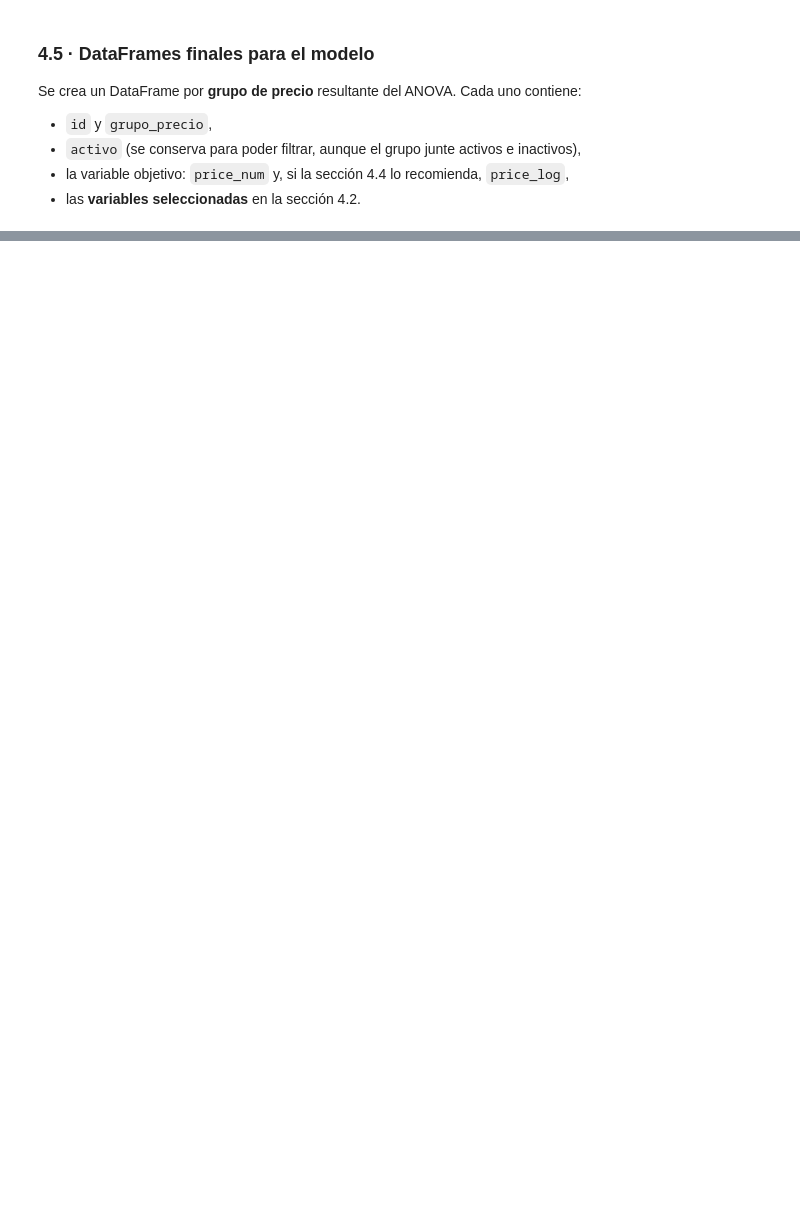
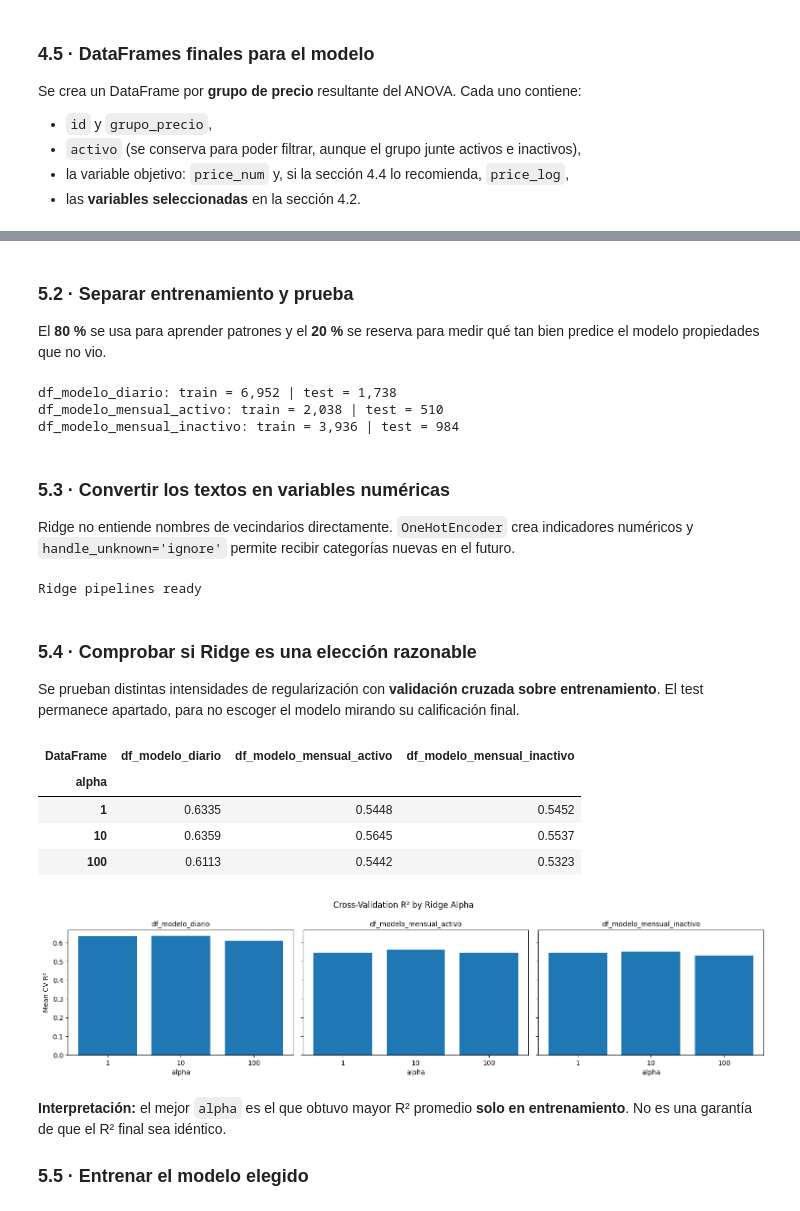
Before and after one commit to andrw4-4/airbnb-la-stay-actd, a Jupyter notebook: notebooks/LA_LA_Stay_.ipynb, the cells around one changed output, grey strips where cells are left out. Drawn from its saved outputs; the diff is of its cells as text; code cells hidden in the pictures; blank space fills up the shorter version.

Commit message:
Semilla única (SEED=42), sección 5 (regresión TEC en 3 grupos) y sección 6 (comparación de modelos)

```diff
--- a/notebooks/LA_LA_Stay_.ipynb
+++ b/notebooks/LA_LA_Stay_.ipynb
@@ -459,4 +626,11 @@ Si alguna condición falla, el notebook se detiene con un mensaje. Las inconsist
 # %%
+# Corrección: noches máximas por encima del límite de Airbnb (1.125) son marcadores de "sin límite"
+MAX_NIGHTS_AIRBNB = 1125
+df['maximum_nights_capped'] = (df['maximum_nights'] > MAX_NIGHTS_AIRBNB).astype(int)
+print(f"Noches máximas recortadas a {MAX_NIGHTS_AIRBNB}: {df['maximum_nights_capped'].sum()} anuncios "
+      f"(valor máximo original: {df['maximum_nights'].max():,.0f})")
+df['maximum_nights'] = df['maximum_nights'].clip(upper=MAX_NIGHTS_AIRBNB)
+
 # Estructura
 assert len(df) == 43_781, 'Cambió el número de filas'
 assert df['id'].is_unique, 'Hay IDs repetidos'
@@ -467,6 +641,7 @@ assert df['is_small_host'].sum() == 20_541, 'El filtro de hosts no coincide con
 assert df['latitude'].between(33.2, 34.9).all() and df['longitude'].between(-119.0, -117.6).all(), \
     'Hay coordenadas fuera del condado de Los Ángeles'
 assert (df['accommodates'] >= 1).all(), 'Hay anuncios con capacidad menor a 1'
+assert (df['maximum_nights'].dropna() <= MAX_NIGHTS_AIRBNB).all(), 'Hay noches máximas por encima del límite de Airbnb'
 assert (df.loc[df['has_price'] == 1, 'price_num'] > 0).all(), 'Hay precios no positivos'
 assert (df['bathrooms'] >= 0).all() and (df['bedrooms'] >= 0).all(), 'Hay baños o habitaciones negativos'
 
@@ -943,0 +1287,62 @@ for g, name in NAMES.items():
+# %% [markdown]
+### 5.2 · Separar entrenamiento y prueba
+El **80 %** se usa para aprender patrones y el **20 %** se reserva para medir qué tan bien predice el modelo propiedades que no vio.
+# %%
+for name, d in datasets.items():
+    d['X_train'], d['X_test'], d['y_train'], d['y_test'] = train_test_split(
+        d['X'], d['y'], test_size=0.20, random_state=42)
+    print(f"{name}: train = {len(d['X_train']):,} | test = {len(d['X_test']):,}")
+# %% [output]
+df_modelo_diario: train = 6,952 | test = 1,738
+df_modelo_mensual_activo: train = 2,038 | test = 510
+df_modelo_mensual_inactivo: train = 3,936 | test = 984
+# %% [markdown]
+### 5.3 · Convertir los textos en variables numéricas
+Ridge no entiende nombres de vecindarios directamente. `OneHotEncoder` crea indicadores numéricos y `handle_unknown='ignore'` permite recibir categorías nuevas en el futuro.
+# %%
+def tec_pipeline(category_features, alpha=1):
+    preprocessor = ColumnTransformer([
+        ('categories', OneHotEncoder(handle_unknown='ignore'), category_features)
+    ], remainder='passthrough')
+    return Pipeline([('prepare', preprocessor), ('ridge', Ridge(alpha=alpha))])
+
+for name, d in datasets.items():
+    d['model'] = tec_pipeline(d['category_features'])
+print('Ridge pipelines ready')
+# %% [output]
+Ridge pipelines ready
+# %% [markdown]
+### 5.4 · Comprobar si Ridge es una elección razonable
+Se prueban distintas intensidades de regularización con **validación cruzada sobre entrenamiento**. El test permanece apartado, para no escoger el modelo mirando su calificación final.
+# %%
+cv = KFold(n_splits=3, shuffle=True, random_state=42)
+cv_rows = []
+for name, d in datasets.items():
+    for alpha in [1, 10, 100]:
+        d['model'].set_params(ridge__alpha=alpha)
+        scores = cross_val_score(d['model'], d['X_train'], d['y_train'], cv=cv, scoring='r2')
+        cv_rows.append({'DataFrame': name, 'alpha': alpha, 'CV_R2': scores.mean()})
+
+cv_table = pd.DataFrame(cv_rows)
+display(cv_table.pivot(index='alpha', columns='DataFrame', values='CV_R2').round(4))
+
+fig, axes = plt.subplots(1, len(datasets), figsize=(5 * len(datasets), 3.8), sharey=True)
+for ax, (name, t) in zip(axes, cv_table.groupby('DataFrame', sort=False)):
+    ax.bar(t['alpha'].astype(str), t['CV_R2'])
+    ax.set_title(name, fontsize=10)
+    ax.set_xlabel('alpha')
+axes[0].set_ylabel('Mean CV R²')
+fig.suptitle('Cross-Validation R² by Ridge Alpha')
+plt.tight_layout()
+plt.show()
+# %% [output]
+| DataFrame | df_modelo_diario | df_modelo_mensual_activo | df_modelo_mensual_inactivo |
+| alpha |  |  |  |
+| 1 | 0.6335 | 0.5448 | 0.5452 |
+| 10 | 0.6359 | 0.5645 | 0.5537 |
+| 100 | 0.6113 | 0.5442 | 0.5323 |
+[figure, added]
+# %% [markdown]
+**Interpretación:** el mejor `alpha` es el que obtuvo mayor R² promedio **solo en entrenamiento**. No es una garantía de que el R² final sea idéntico.
+
+### 5.5 · Entrenar el modelo elegido
```
Also changed, not shown: parts of 52 cells of this notebook.
